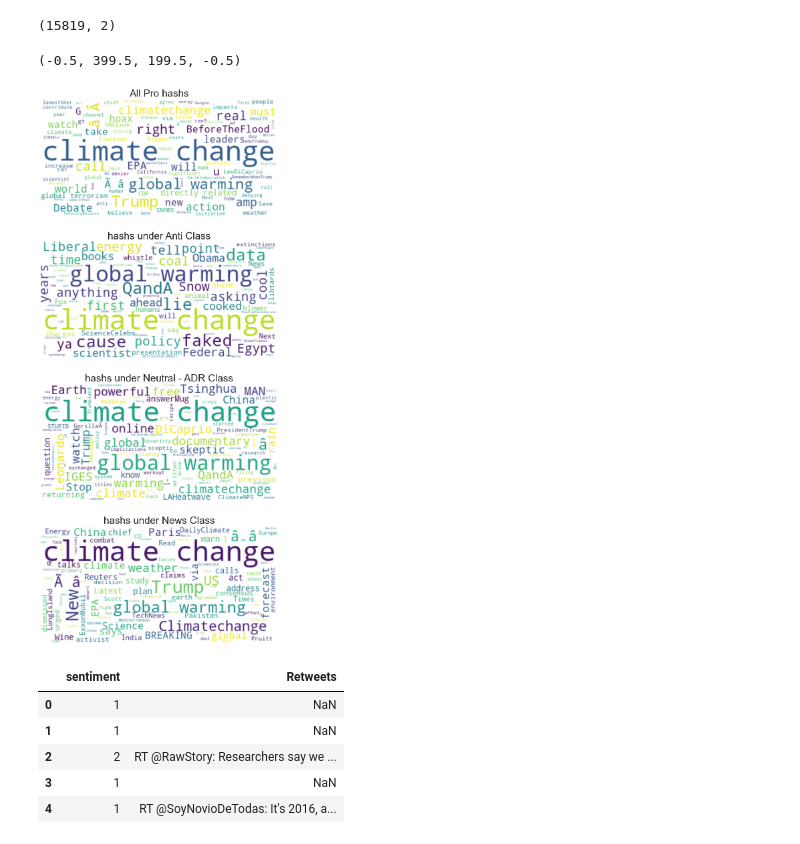
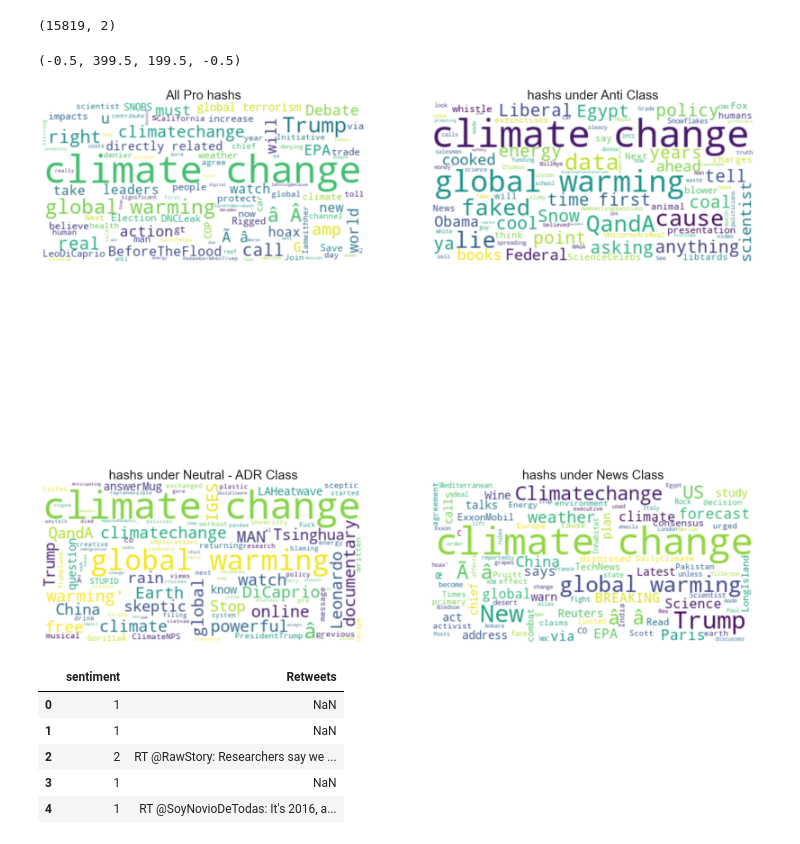
Before and after one commit to MafikengZ/NLP-Tweet-Sentiment-Ananlysis, a Jupyter notebook: Team_notebooks/MpilenhleV3.ipynb, the cells around one changed output. Saved outputs shown, nothing was run; the diff lists cells and outputs as text; code cells hidden in the pictures.

```diff
--- a/Team_notebooks/MpilenhleV3.ipynb
+++ b/Team_notebooks/MpilenhleV3.ipynb
@@ -191,34 +191,34 @@ hash_anti = " ".join(review for review in t_neg.hashtags if review is not np.nan
 # %%
 
 
-fig, ax = plt.subplots(4, 1, figsize  = (30,30))
+fig, ax = plt.subplots(2, 2, figsize  = (30,30))
 
 # Create and generate a word cloud image:
 wordcloud_pro = WordCloud(max_font_size=50, max_words=100,
                         background_color="white").generate(hash_pro)
 wordcloud_neutral = WordCloud(max_font_size=50, max_words=100
                             , background_color="white").generate(hash_neutral)
 wordcloud_news = WordCloud(max_font_size=50, max_words=100,
                         background_color="white").generate(hash_news)
 wordcloud_anti = WordCloud(max_font_size=50, max_words=100,
                         background_color="white").generate(hash_anti)
 
 # Display the generated image:
-ax[0].imshow(wordcloud_pro, interpolation='bilinear')
-ax[0].set_title('All Pro hashs', fontsize=30)
-ax[0].axis('off')
-ax[1].imshow(wordcloud_anti, interpolation='bilinear')
-ax[1].set_title('hashs under Anti Class',fontsize=30)
-ax[1].axis('off')
-ax[2].imshow(wordcloud_neutral, interpolation='bilinear')
-ax[2].set_title('hashs under Neutral - ADR Class',fontsize=30)
-ax[2].axis('off')
-ax[3].imshow(wordcloud_news, interpolation='bilinear')
-ax[3].set_title('hashs under News Class',fontsize=30)
-ax[3].axis('off')
+ax[0][0].imshow(wordcloud_pro, interpolation='bilinear')
+ax[0][0].set_title('All Pro hashs', fontsize=30)
+ax[0][0].axis('off')
+ax[0][1].imshow(wordcloud_anti, interpolation='bilinear')
+ax[0][1].set_title('hashs under Anti Class',fontsize=30)
+ax[0][1].axis('off')
+ax[1][0].imshow(wordcloud_neutral, interpolation='bilinear')
+ax[1][0].set_title('hashs under Neutral - ADR Class',fontsize=30)
+ax[1][0].axis('off')
+ax[1][1].imshow(wordcloud_news, interpolation='bilinear')
+ax[1][1].set_title('hashs under News Class',fontsize=30)
+ax[1][1].axis('off')
 # %% [output]
 (-0.5, 399.5, 199.5, -0.5)
-[figure, old version]
+[figure, new version]
 # %%
 dd = df[['sentiment' ,'Retweets']]
 dd.head()
```
Also changed, not shown: parts of 13 cells of this notebook, 2 other files.
